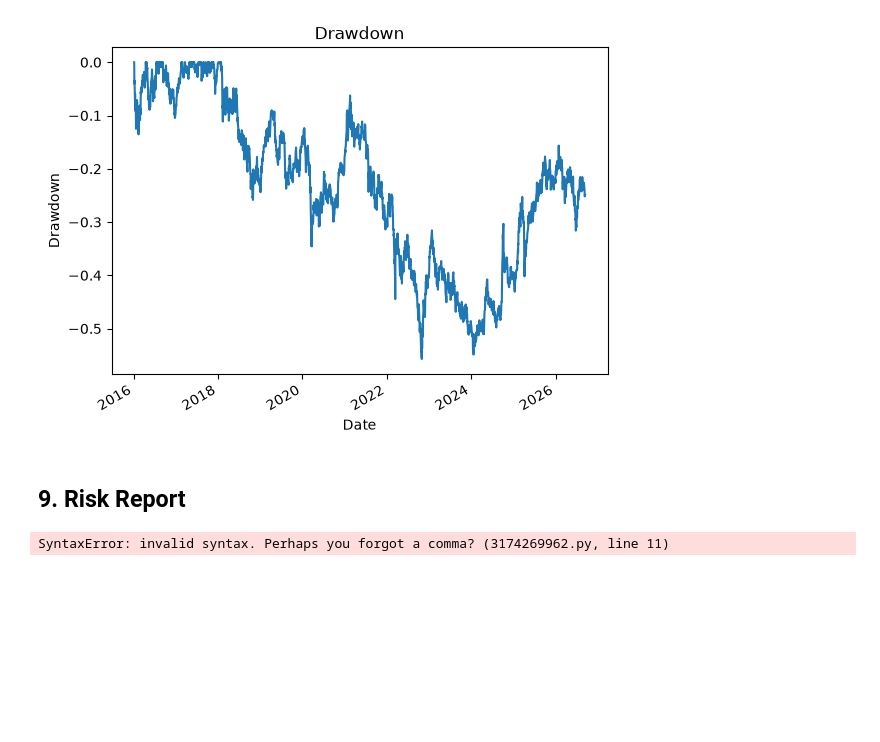
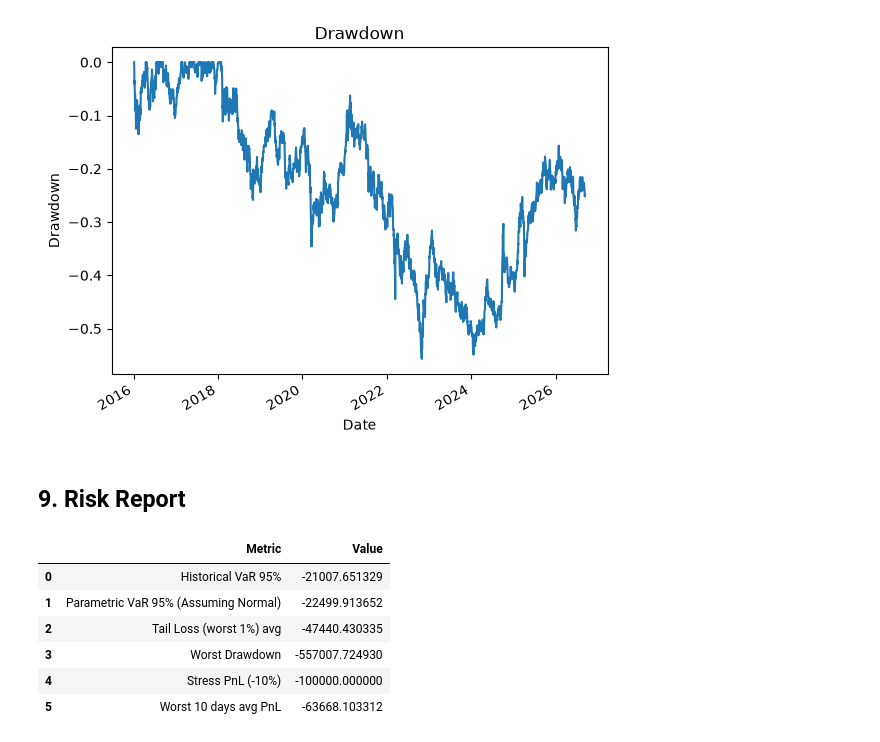
Before and after one commit to lzktin/Market-Risk-Report-Hang-Seng-Index-HSI-, a Jupyter notebook: report.ipynb, the cells around one changed output. Cells and saved outputs as stored; diff of their text form; code cells hidden in the pictures; blank space fills up the shorter version.

Commit message:
fixed syntax error and added README

```diff
--- a/report.ipynb
+++ b/report.ipynb
@@ -263,21 +263,28 @@ plt.show()
 # %%
 report = pd.DataFrame({
     "Metric": [
         f"Historical VaR {int(CL_95*100)}%",
         f"Parametric VaR {int(CL_95*100)}% (Assuming Normal)",
         f"Tail Loss (worst {int(tail_q*100)}%) avg",
         "Worst Drawdown",
         "Stress PnL (-10%)",
         f"Worst {N} days avg PnL",
     ],
     "Value": [
         var_hist_95 * portfolio_value,
         var_param_95 * portfolio_value,
         tail_returns.mean() * portfolio_value,
         draw.min() * portfolio_value,
         -0.10 * portfolio_value,
         hist_stress["pnl"].mean() if len(hist_stress) > 0 else np.nan,
     ]
 })
+report
 # %% [output]
-SyntaxError: invalid syntax. Perhaps you forgot a comma? (3174269962.py, line 11)
+|  | Metric | Value |
+| 0 | Historical VaR 95% | -21007.651329 |
+| 1 | Parametric VaR 95% (Assuming Normal) | -22499.913652 |
+| 2 | Tail Loss (worst 1%) avg | -47440.430335 |
+| 3 | Worst Drawdown | -557007.724930 |
+| 4 | Stress PnL (-10%) | -100000.000000 |
+| 5 | Worst 10 days avg PnL | -63668.103312 |
```
Also changed, not shown: 1 other file.
